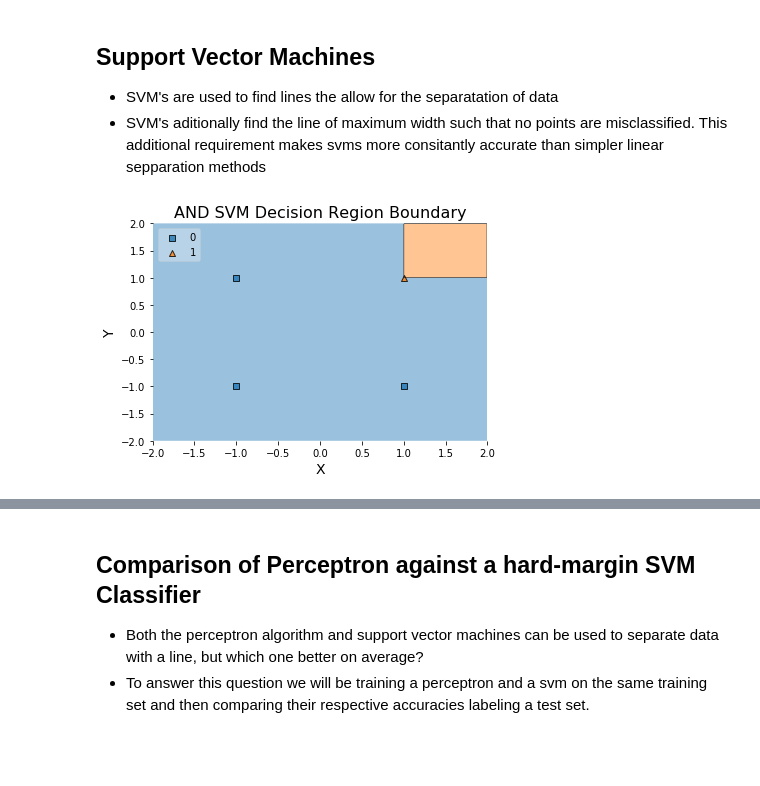
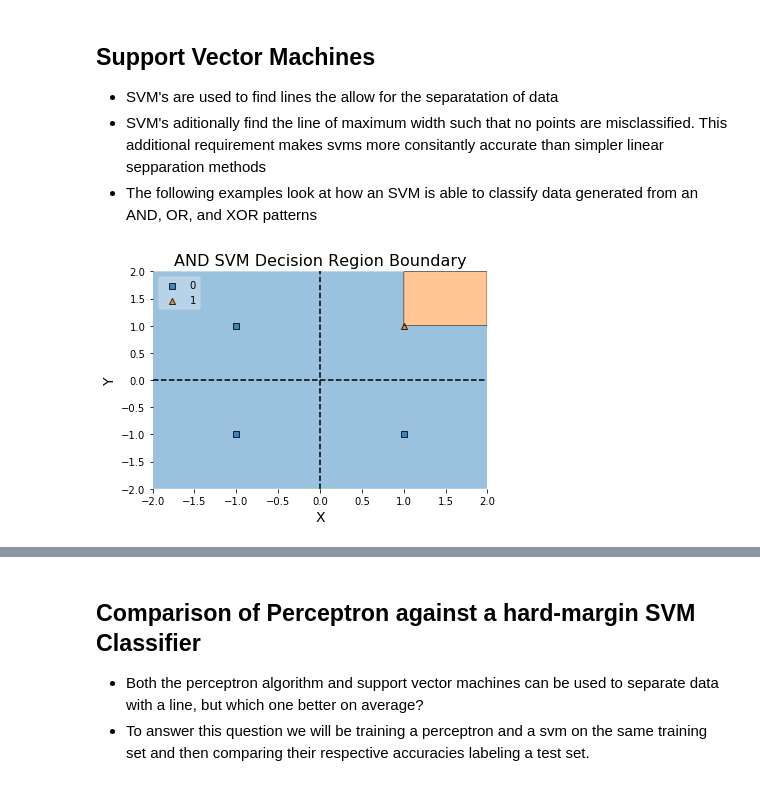
Before and after one commit to akkamin/ics435-svm, a Jupyter notebook: SVM_Combined.ipynb, the cells around one changed output, grey strips where cells are left out. Cells and saved outputs as stored; diff of their text form; code cells hidden in the pictures; blank space fills up the shorter version.

```diff
--- a/SVM_Combined.ipynb
+++ b/SVM_Combined.ipynb
@@ -12,26 +12,29 @@ from sklearn.model_selection import cross_val_score
 ## Support Vector Machines
 - SVM's are used to find lines the allow for the separatation of data
 - SVM's aditionally find the line of maximum width such that no points are misclassified. This additional requirement makes svms more consitantly accurate than simpler linear sepparation methods
+- The following examples look at how an SVM is able to classify data generated from an AND, OR, and XOR patterns
 # %%
 ### And with simple data
 and_df = pd.DataFrame({'X': [1, 1, -1, -1],
                        'Y': [1, -1, -1, 1]  ,
                    'Label': [1, 0, 0, 0]})
 
 X = and_df[['X', 'Y']]
 y = and_df['Label']
 
 clf = svm.SVC(kernel='rbf', gamma='auto')
 clf.fit(X.values, y.values)
 
 plot_decision_regions(X=X.values, y=y.values, clf=clf, legend=2)
 
 plt.xlabel(X.columns[0], size=14)
 plt.ylabel(X.columns[1], size=14)
 plt.title('AND SVM Decision Region Boundary', size=16)
+plt.axvline(x=0, color='black', linestyle='--')
+plt.axhline(y=0, color='black', linestyle='--')
 plt.show()
 # %% [output]
-[figure, old version]
+[figure, new version]
 # %%
 ### And with random data
 def and_label(df):
```
Also changed, not shown: parts of 17 cells of this notebook.
